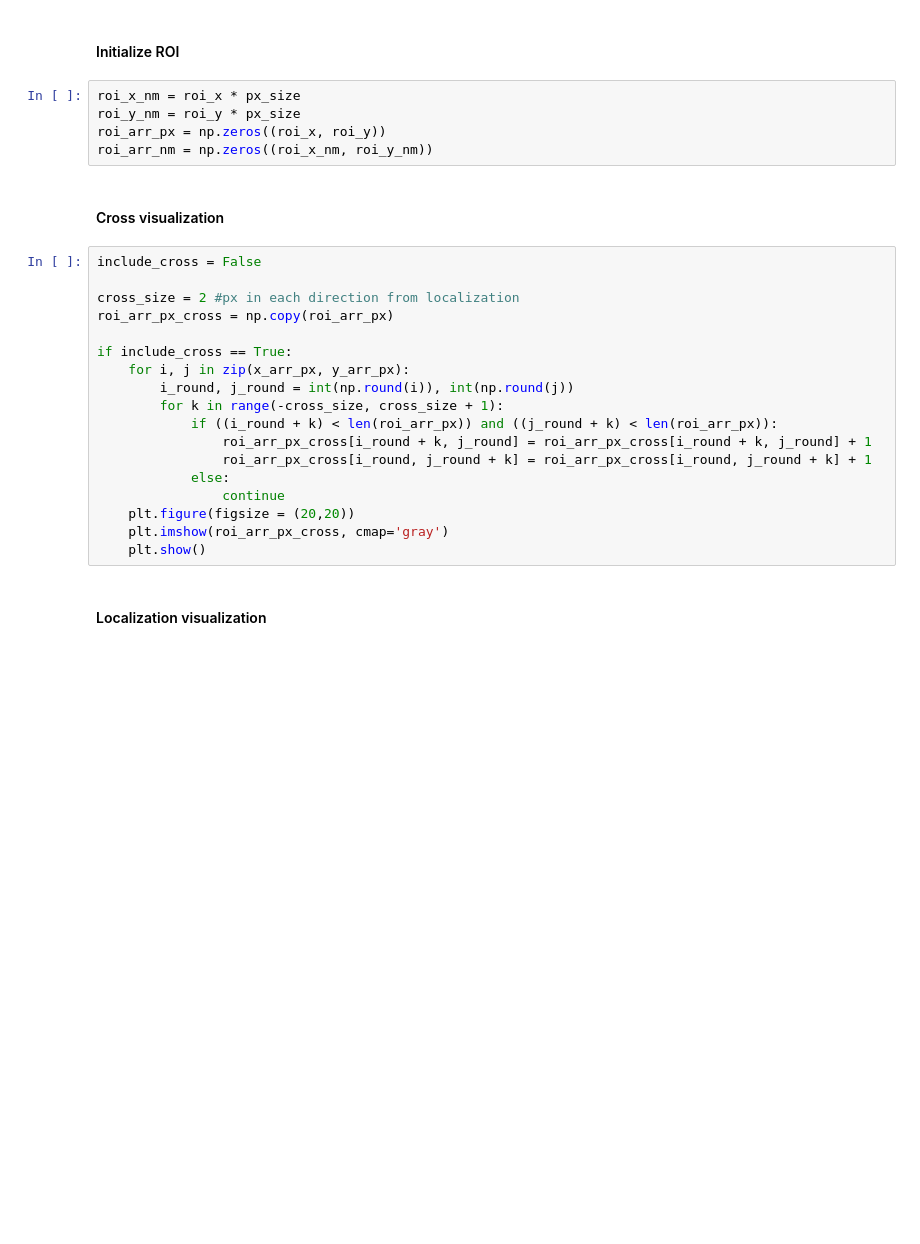
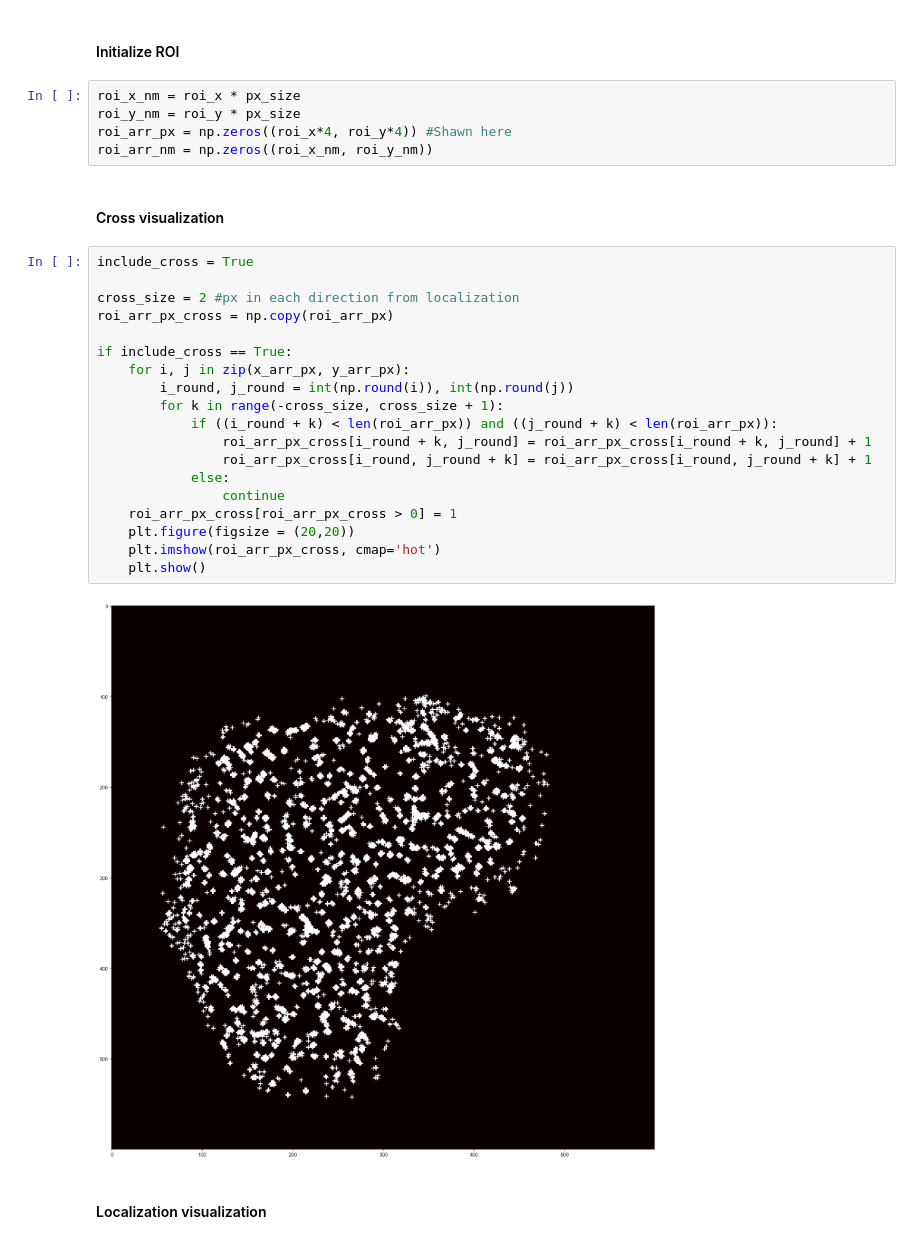
Before and after one commit to sryoshida/scgroup_rotation_project, a Jupyter notebook: Notebooks/hub_pipeline/hub_quantification_exploratory.ipynb, the cells around one changed output. Cells and saved outputs as stored; diff of their text form; blank space fills up the shorter version.

```diff
--- a/Notebooks/hub_pipeline/hub_quantification_exploratory.ipynb
+++ b/Notebooks/hub_pipeline/hub_quantification_exploratory.ipynb
@@ -44,28 +44,31 @@ r_h = 120 #nm
 # %%
 roi_x_nm = roi_x * px_size
 roi_y_nm = roi_y * px_size
-roi_arr_px = np.zeros((roi_x, roi_y))
+roi_arr_px = np.zeros((roi_x*4, roi_y*4)) #Shawn here
 roi_arr_nm = np.zeros((roi_x_nm, roi_y_nm))
 # %% [markdown]
 #### Cross visualization
 # %%
-include_cross = False
+include_cross = True
 
 cross_size = 2 #px in each direction from localization
 roi_arr_px_cross = np.copy(roi_arr_px)
 
 if include_cross == True:
     for i, j in zip(x_arr_px, y_arr_px):
         i_round, j_round = int(np.round(i)), int(np.round(j))
         for k in range(-cross_size, cross_size + 1):
             if ((i_round + k) < len(roi_arr_px)) and ((j_round + k) < len(roi_arr_px)):
                 roi_arr_px_cross[i_round + k, j_round] = roi_arr_px_cross[i_round + k, j_round] + 1
                 roi_arr_px_cross[i_round, j_round + k] = roi_arr_px_cross[i_round, j_round + k] + 1
             else:
                 continue
+    roi_arr_px_cross[roi_arr_px_cross > 0] = 1
     plt.figure(figsize = (20,20))
-    plt.imshow(roi_arr_px_cross, cmap='gray')
+    plt.imshow(roi_arr_px_cross, cmap='hot')
     plt.show()
+# %% [output]
+[figure, added]
 # %% [markdown]
 #### Localization visualization
 # %%
```
Also changed, not shown: parts of 2 cells of this notebook, 5 other files.
